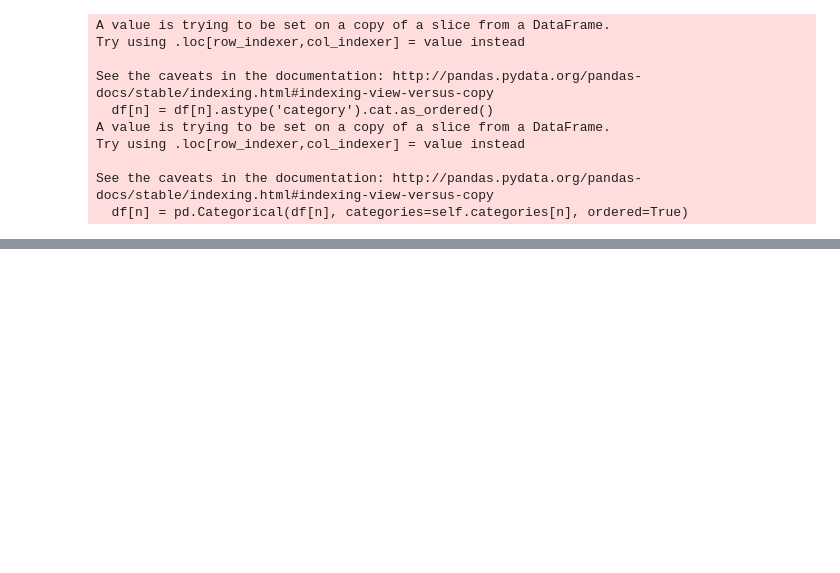
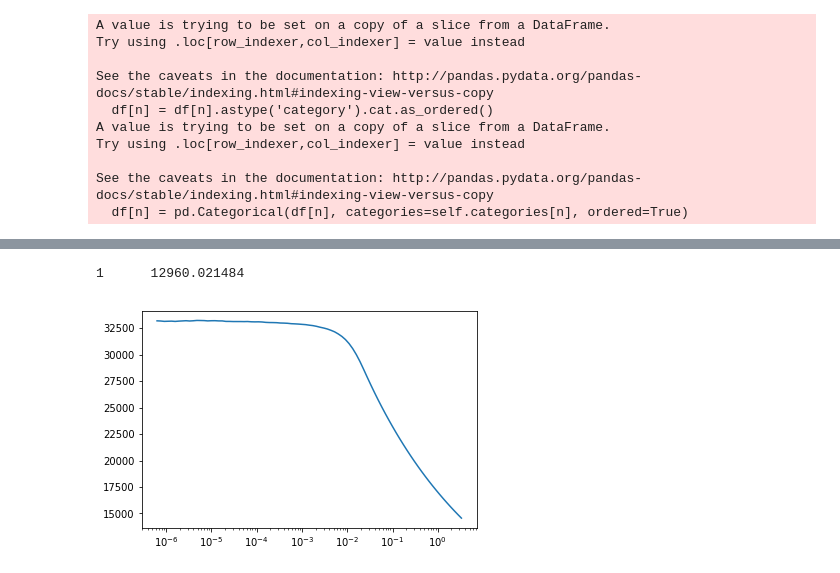
Before and after one commit to elfayoumi/westernpower-smartmeter, a Jupyter notebook: new-fastai-acron-prediction.ipynb, the cells around one changed output, grey strips where cells are left out. Cells and saved outputs as stored; diff of their text form; code cells hidden in the pictures; blank space fills up the shorter version.

```diff
--- a/new-fastai-acron-prediction.ipynb
+++ b/new-fastai-acron-prediction.ipynb
@@ -142,3 +146,12 @@ Try using .loc[row_indexer,col_indexer] = value instead
 
 See the caveats in the documentation: http://pandas.pydata.org/pandas-docs/stable/indexing.html#indexing-view-versus-copy
   df[n] = pd.Categorical(df[n], categories=self.categories[n], ordered=True)
+# %%
+def rmspe(y_pred, targ):
+    y_mean = y_pred.mean()
+    pct_var = (targ - y_pred)/y_mean
+    return math.sqrt((pct_var**2).mean())
+
+y_min, y_max = df[dep_var].min(), df[dep_var].max()*1.1
+
+print(y_min, y_max)
@@ -145,3 +160,3 @@ See the caveats in the documentation: http://pandas.pydata.org/pandas-docs/stabl
 # %%
-learn = get_tabular_learner(data, layers=[200,100], metrics=accuracy)
+learn = get_tabular_learner(data, layers=[256,128], metrics=[rmspe], y_range=[y_min, y_max])
 lr = 1e-3
@@ -150,2 +162,0 @@ lr = 1e-3
-# %%
-learn.fit(1,lr)
@@ -153,0 +163,4 @@ epoch  train loss  valid loss  accuracy
+# %%
+learn.lr_find()
+learn.recorder.plot()
+# %% [output]
@@ -153,0 +168,2 @@ epoch  train loss  valid loss  accuracy
+1      12960.021484
+[figure, added]
```
Also changed, not shown: parts of 6 cells of this notebook, 1 other file.
